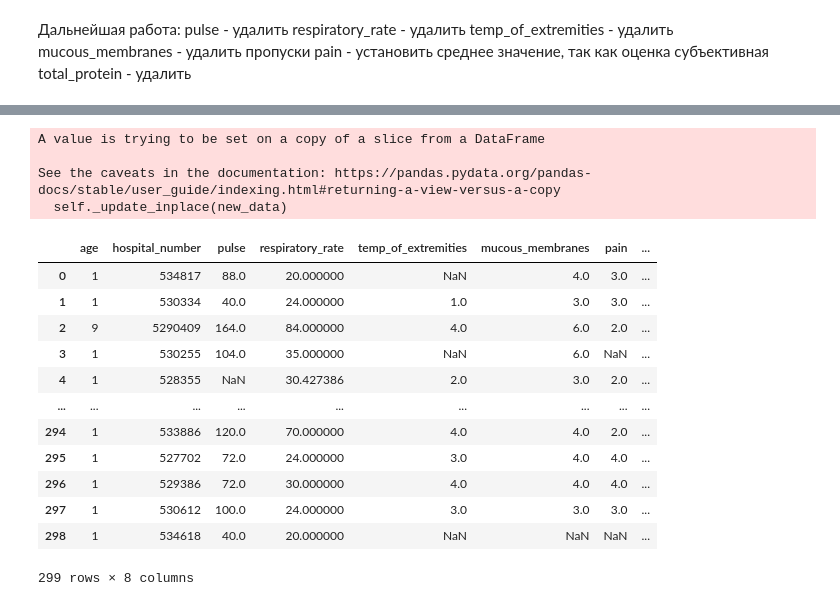
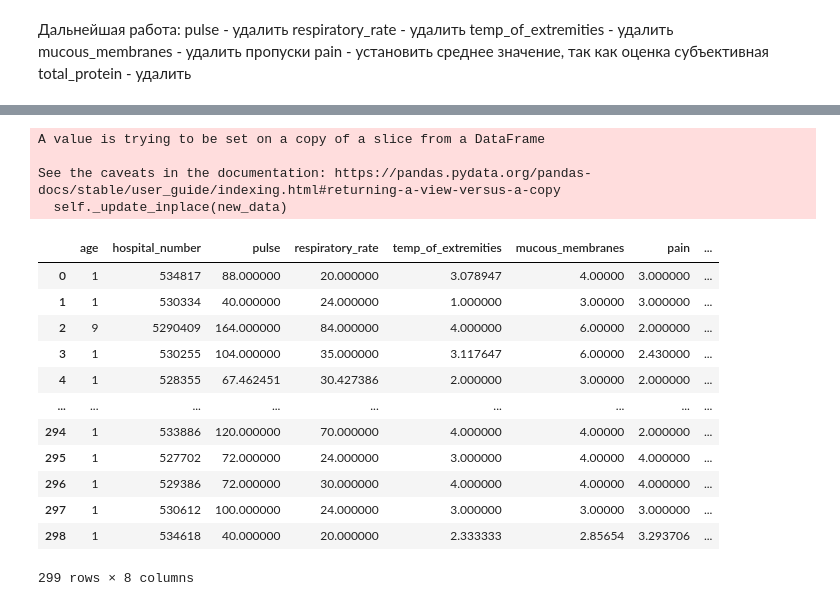
Before and after one commit to olga0609/pythonlesson15, a Jupyter notebook: PYTHON15.ipynb, the cells around one changed output, grey strips where cells are left out. Drawn from its saved outputs; the diff is of its cells as text; code cells hidden in the pictures.

```diff
--- a/PYTHON15.ipynb
+++ b/PYTHON15.ipynb
@@ -378,7 +378,7 @@ total_protein - 11.0%
 new_horse_data = pd.read_csv('horse_data.csv', na_values=['?'])
 new_horse_data.columns = ['surgery', 'age', 'hospital_Number', 'rectal_temperature', 'pulse', 'respiratory_rate', 'temp_of_extremities', 'peripheral_pulse', 'mucous_membranes', 'capillary_refill_time', 'pain', 'peristalsis', 'abdominal_distension', 'nasogastric_tube', 'nasogastric_reflux', 'nasogastric_reflux_PH', 'rectal_examination_feces', 'abdomen', 'packed_cell_volume', 'total_protein', 'abdominocentesis_appearance', 'abdomcentesis_total_protein', 'outcome', 'surgical lesion', '25', '26', '27', 'cp_data']
 
-df.pulse.fillna(new_horse_data.groupby('age').pulse.mean(), inplace = True)
+df.pulse.fillna(new_horse_data.groupby('age').pulse.transform('mean'), inplace = True)
 df
 # %% [output]
 A value is trying to be set on a copy of a slice from a DataFrame
@@ -423,6 +423 @@ See the caveats in the documentation: https://pandas.pydata.org/pandas-docs/stab
 299 rows × 8 columns
-# %%
-#ЗАМЕНА ПРОПУСКОВ
-#temp_of_extremities - может коррелировать с шоком и ректальной температурой
-df.respiratory_rate.fillna(new_horse_data.groupby('rectal_temperature').temp_of_extremities.mean(), inplace = True)
-df
@@ -447,7 +443,13 @@ See the caveats in the documentation: https://pandas.pydata.org/pandas-docs/stab
 # %%
 #ЗАМЕНА ПРОПУСКОВ
 #mucous_membranes - здесь зависимость от кровообращения, но не нашла такого показателя, чтобы взять среднее по нему. можно использовать возраст, так как указано, что оценка субъективная
-df.pulse.fillna(new_horse_data.groupby('age').mucous_membranes.mean(), inplace = True)
+df.mucous_membranes.fillna(new_horse_data.groupby('age').mucous_membranes.transform('mean'), inplace = True)
+
+#ЗАМЕНА ПРОПУСКОВ
+#temp_of_extremities - может коррелировать с шоком и ректальной температурой, сортировка по показателю слизистых, тк это может указывать на шок
+df.temp_of_extremities.fillna(new_horse_data.groupby(['capillary_refill_time', 'mucous_membranes']).temp_of_extremities.transform('mean'), inplace = True)
+
+
 df
 # %% [output]
 A value is trying to be set on a copy of a slice from a DataFrame
@@ -471,7 +473,7 @@ See the caveats in the documentation: https://pandas.pydata.org/pandas-docs/stab
 #ЗАМЕНА ПРОПУСКОВ
 #pain - выбрала сортировку по возможности операции, так как чем выше боль, тем вероятнее что будет операция
 
-df.pulse.fillna(new_horse_data.groupby('surgery').pain.mean(), inplace = True)
+df.pain.fillna(new_horse_data.groupby('surgery').pain.transform('mean'), inplace = True)
 df
 # %% [output]
 A value is trying to be set on a copy of a slice from a DataFrame
@@ -494,23 +496,23 @@ See the caveats in the documentation: https://pandas.pydata.org/pandas-docs/stab
 # %%
 #ЗАМЕНА ПРОПУСКОВ
 #total_protein - сравнила со средним значением packed_cell_volume так как схоже действие по обезвоживанию
-df.pulse.fillna(new_horse_data.groupby('packed_cell_volume').total_protein.mean(), inplace = True)
+df.total_protein.fillna(new_horse_data.groupby('capillary_refill_time').total_protein.transform('mean'), inplace = True)
 df
 # %% [output]
 A value is trying to be set on a copy of a slice from a DataFrame
 
 See the caveats in the documentation: https://pandas.pydata.org/pandas-docs/stable/user_guide/indexing.html#returning-a-view-versus-a-copy
   self._update_inplace(new_data)
 |  | age | hospital_number | pulse | respiratory_rate | temp_of_extremities | mucous_membranes | pain | ... |
-| 0 | 1 | 534817 | 88.0 | 20.000000 | NaN | 4.0 | 3.0 | ... |
-| 1 | 1 | 530334 | 40.0 | 24.000000 | 1.0 | 3.0 | 3.0 | ... |
-| 2 | 9 | 5290409 | 164.0 | 84.000000 | 4.0 | 6.0 | 2.0 | ... |
-| 3 | 1 | 530255 | 104.0 | 35.000000 | NaN | 6.0 | NaN | ... |
-| 4 | 1 | 528355 | NaN | 30.427386 | 2.0 | 3.0 | 2.0 | ... |
+| 0 | 1 | 534817 | 88.000000 | 20.000000 | 3.078947 | 4.00000 | 3.000000 | ... |
+| 1 | 1 | 530334 | 40.000000 | 24.000000 | 1.000000 | 3.00000 | 3.000000 | ... |
+| 2 | 9 | 5290409 | 164.000000 | 84.000000 | 4.000000 | 6.00000 | 2.000000 | ... |
+| 3 | 1 | 530255 | 104.000000 | 35.000000 | 3.117647 | 6.00000 | 2.430000 | ... |
+| 4 | 1 | 528355 | 67.462451 | 30.427386 | 2.000000 | 3.00000 | 2.000000 | ... |
 | ... | ... | ... | ... | ... | ... | ... | ... | ... |
-| 294 | 1 | 533886 | 120.0 | 70.000000 | 4.0 | 4.0 | 2.0 | ... |
-| 295 | 1 | 527702 | 72.0 | 24.000000 | 3.0 | 4.0 | 4.0 | ... |
-| 296 | 1 | 529386 | 72.0 | 30.000000 | 4.0 | 4.0 | 4.0 | ... |
-| 297 | 1 | 530612 | 100.0 | 24.000000 | 3.0 | 3.0 | 3.0 | ... |
-| 298 | 1 | 534618 | 40.0 | 20.000000 | NaN | NaN | NaN | ... |
+| 294 | 1 | 533886 | 120.000000 | 70.000000 | 4.000000 | 4.00000 | 2.000000 | ... |
+| 295 | 1 | 527702 | 72.000000 | 24.000000 | 3.000000 | 4.00000 | 4.000000 | ... |
+| 296 | 1 | 529386 | 72.000000 | 30.000000 | 4.000000 | 4.00000 | 4.000000 | ... |
+| 297 | 1 | 530612 | 100.000000 | 24.000000 | 3.000000 | 3.00000 | 3.000000 | ... |
+| 298 | 1 | 534618 | 40.000000 | 20.000000 | 2.333333 | 2.85654 | 3.293706 | ... |
 299 rows × 8 columns
```
Also changed, not shown: parts of 9 cells of this notebook.
